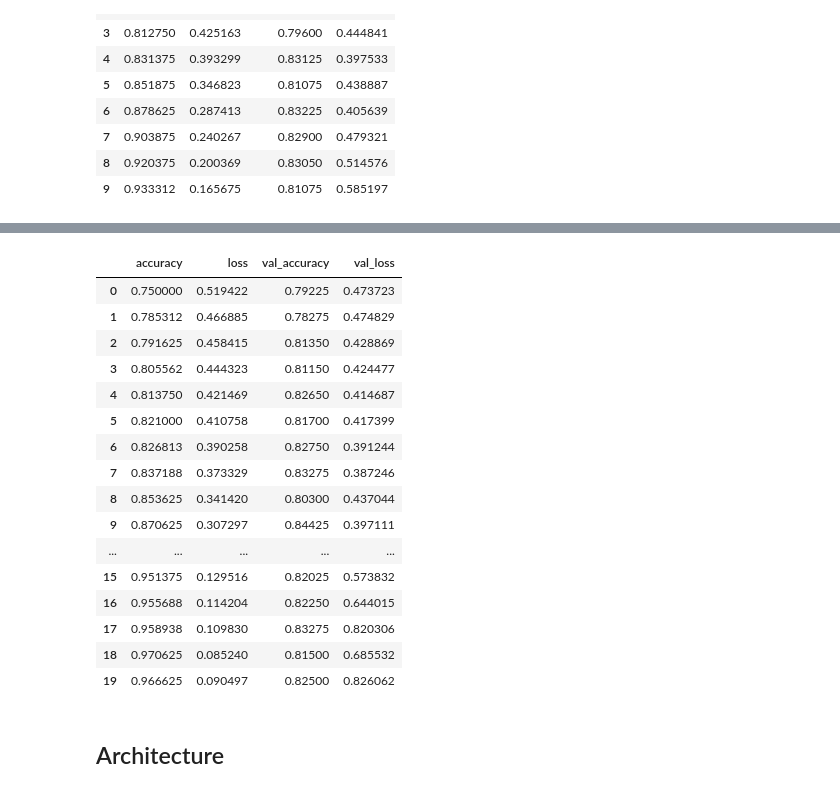
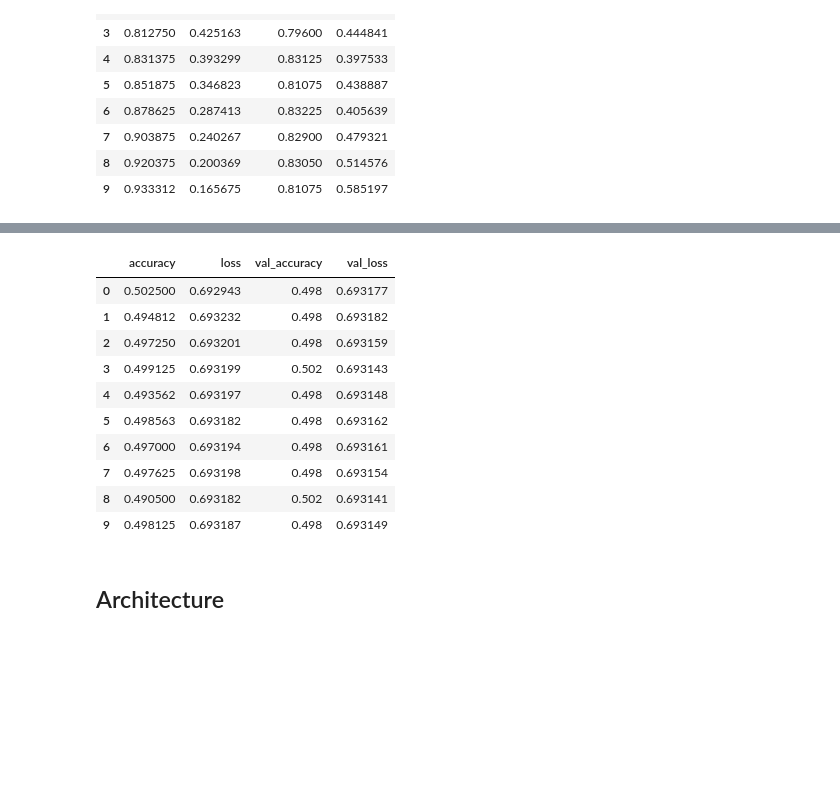
Before and after one commit to FleaBusyBeeBergs/dtsa5511-cnn-cancer-detection, a Jupyter notebook: cnn-cancer-detection.ipynb, the cells around one changed output, grey strips where cells are left out. Saved outputs shown, nothing was run; the diff lists cells and outputs as text; code cells hidden in the pictures; blank space fills up the shorter version.

```diff
--- a/cnn-cancer-detection.ipynb
+++ b/cnn-cancer-detection.ipynb
@@ -419,7 +527,7 @@ model5.compile(optimizer='adam',
 # %%
-# Train the model
+# train model5
 history = model5.fit(X_train, y_train,
-                    validation_data=(X_val, y_val),
-                    epochs=20,
-                    batch_size=32)
+                    validation_data  =(X_val, y_val),
+                    epochs = 10,
+                    batch_size = 32)
 # %% [output]
@@ -443,24 +554,18 @@ Epoch 20/20
 # %%
-history_df = pd.DataFrame(history.history)
-history_df
+history5 = pd.DataFrame(history.history)
+history5
 # %% [output]
 |  | accuracy | loss | val_accuracy | val_loss |
-| 0 | 0.750000 | 0.519422 | 0.79225 | 0.473723 |
-| 1 | 0.785312 | 0.466885 | 0.78275 | 0.474829 |
-| 2 | 0.791625 | 0.458415 | 0.81350 | 0.428869 |
-| 3 | 0.805562 | 0.444323 | 0.81150 | 0.424477 |
-| 4 | 0.813750 | 0.421469 | 0.82650 | 0.414687 |
-| 5 | 0.821000 | 0.410758 | 0.81700 | 0.417399 |
-| 6 | 0.826813 | 0.390258 | 0.82750 | 0.391244 |
-| 7 | 0.837188 | 0.373329 | 0.83275 | 0.387246 |
-| 8 | 0.853625 | 0.341420 | 0.80300 | 0.437044 |
-| 9 | 0.870625 | 0.307297 | 0.84425 | 0.397111 |
-| ... | ... | ... | ... | ... |
-| 15 | 0.951375 | 0.129516 | 0.82025 | 0.573832 |
-| 16 | 0.955688 | 0.114204 | 0.82250 | 0.644015 |
-| 17 | 0.958938 | 0.109830 | 0.83275 | 0.820306 |
-| 18 | 0.970625 | 0.085240 | 0.81500 | 0.685532 |
-| 19 | 0.966625 | 0.090497 | 0.82500 | 0.826062 |
+| 0 | 0.502500 | 0.692943 | 0.498 | 0.693177 |
+| 1 | 0.494812 | 0.693232 | 0.498 | 0.693182 |
+| 2 | 0.497250 | 0.693201 | 0.498 | 0.693159 |
+| 3 | 0.499125 | 0.693199 | 0.502 | 0.693143 |
+| 4 | 0.493562 | 0.693197 | 0.498 | 0.693148 |
+| 5 | 0.498563 | 0.693182 | 0.498 | 0.693162 |
+| 6 | 0.497000 | 0.693194 | 0.498 | 0.693161 |
+| 7 | 0.497625 | 0.693198 | 0.498 | 0.693154 |
+| 8 | 0.490500 | 0.693182 | 0.502 | 0.693141 |
+| 9 | 0.498125 | 0.693187 | 0.498 | 0.693149 |
 # %% [markdown]
 ## Architecture
 # %% [markdown]
```
Also changed, not shown: parts of 15 cells of this notebook.
